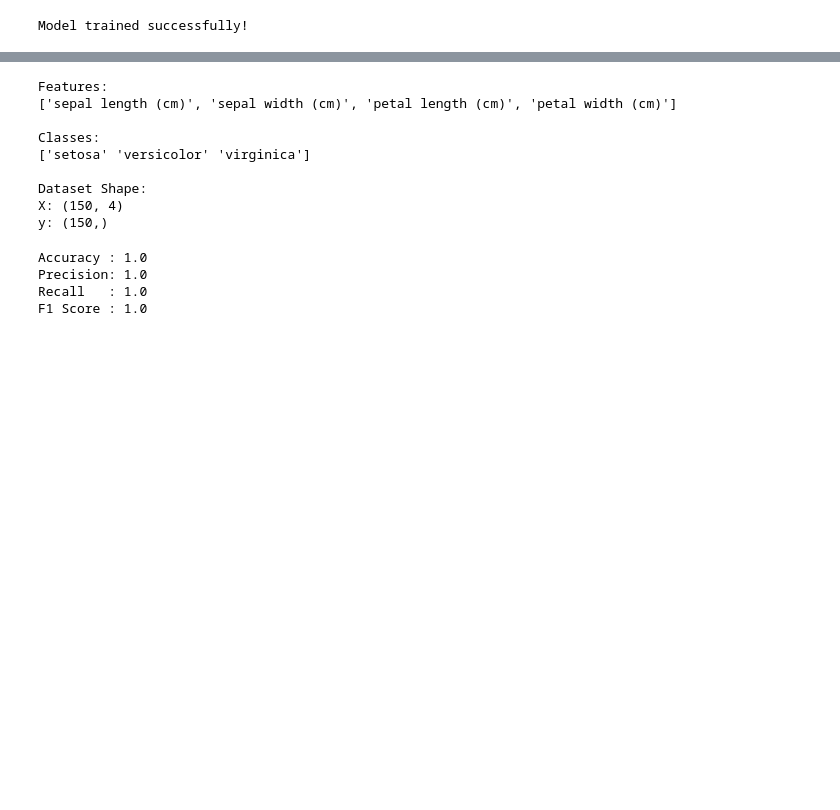
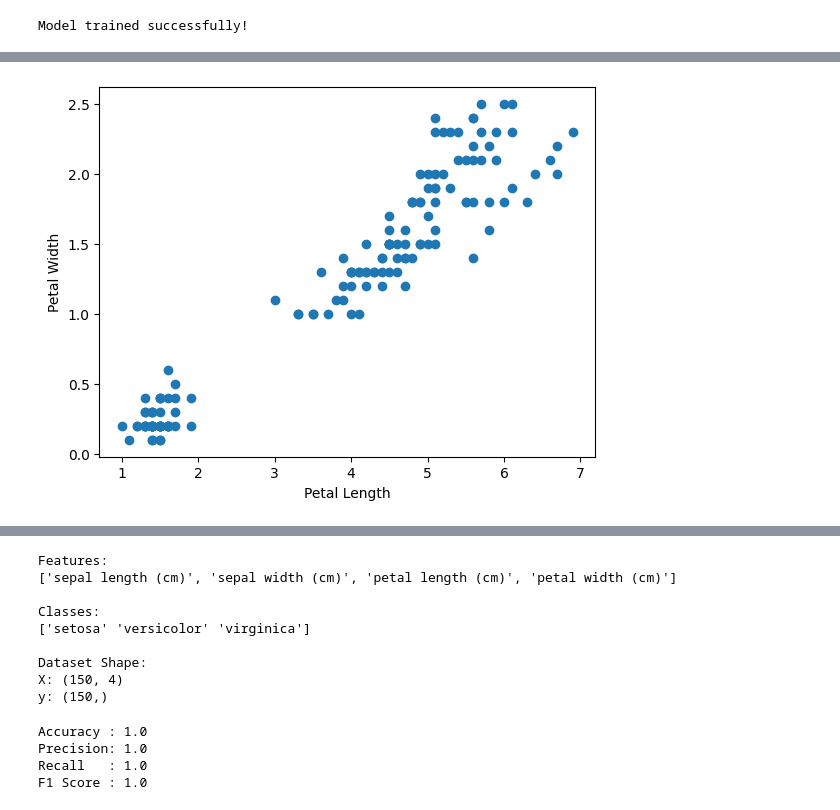
Before and after one commit to Pranav-Trivedi20/MNIST-and-Fashion-MNIST-dataset-optimization, a Jupyter notebook: Iris_and_Wine_dataset_Model_Optimization.ipynb, the cells around one changed output, grey strips where cells are left out. Drawn from its saved outputs; the diff is of its cells as text; code cells hidden in the pictures; blank space fills up the shorter version.

```diff
--- a/Iris_and_Wine_dataset_Model_Optimization.ipynb
+++ b/Iris_and_Wine_dataset_Model_Optimization.ipynb
@@ -32,0 +142,12 @@ Model trained successfully!
+# %%
+#Scatter plot
+plt.scatter(
+    df["petal length (cm)"],
+    df["petal width (cm)"]
+)
+
+plt.xlabel("Petal Length")
+plt.ylabel("Petal Width")
+plt.show()
+# %% [output]
+[figure, added]
```
Also changed, not shown: parts of 38 cells of this notebook.
